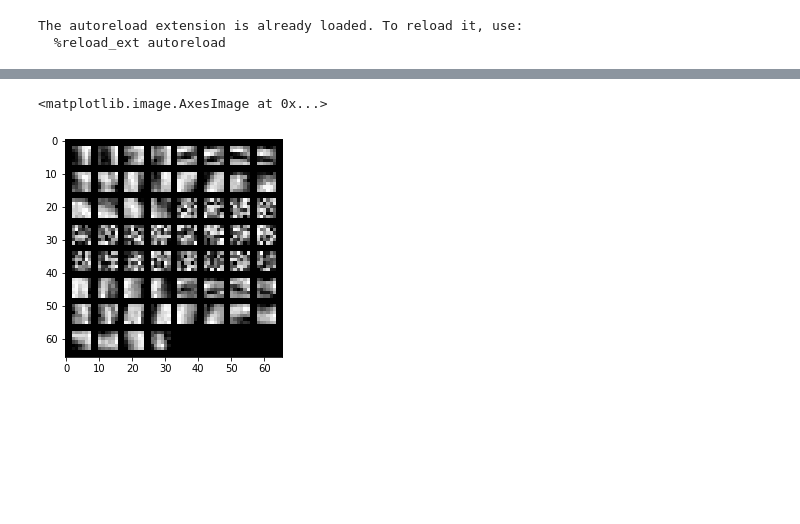
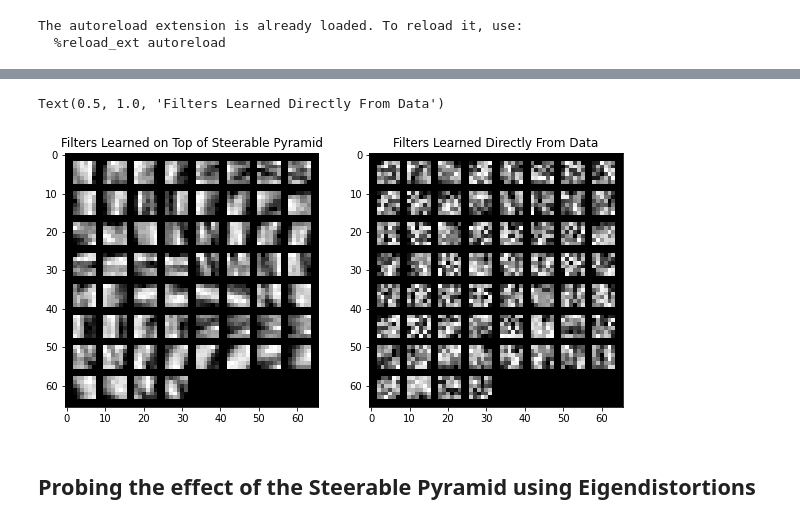
Before and after one commit to plenoptic-org/plenoptic, a Jupyter notebook: examples/Demo_Steerable_Pyramid.ipynb, the cells around one changed output, grey strips where cells are left out. Drawn from its saved outputs; the diff is of its cells as text; code cells hidden in the pictures; blank space fills up the shorter version.

Commit message:
first draft of demo w/ classification + eigendists

```diff
--- a/examples/Demo_Steerable_Pyramid.ipynb
+++ b/examples/Demo_Steerable_Pyramid.ipynb
@@ -120,0 +141,25 @@ Text(0, 0.5, 'Cross Entropy Los')
+# %%
+# Training
+model_no_pyr = ConvFull([28, 28], order=4, scales=2, kernel_size=6, output_dim=60)
+loader = torch.utils.data.DataLoader(train_set, batch_size = 50)
+optimizer = torch.optim.Adam(model_no_pyr.parameters(), lr=1e-3)
+
+
+epoch = 2
+losses = []
+for e in range(epoch):
+    for batch in loader:
+        images = batch[0]
+        labels = batch[1]
+        preds = model_no_pyr(images)
+        loss = F.cross_entropy(preds, labels)
+
+        optimizer.zero_grad()
+        loss.backward()
+        optimizer.step()
+
+        losses.append(loss.item())
+
+plt.plot(losses)
+plt.xlabel('Iteration')
+plt.ylabel('Cross Entropy Loss')
@@ -121,10 +169,22 @@ Text(0, 0.5, 'Cross Entropy Los')
 # %%
 # Feature Visualization
-conv_weights = model.conv.weight.detach().view(-1, 1, 6, 6)
+conv_weights = model_pyr.conv.weight.detach().view(-1, 1, 6, 6)
 conv_weights = make_grid(conv_weights, normalize=True, scale_each=True)
 conv_weights = conv_weights.numpy()
-conv_weights = np.transpose(conv_weights, (1, 2, 0))
-plt.imshow(conv_weights, cmap='gray')
+conv_weights_pyr = np.transpose(conv_weights, (1, 2, 0))
+
+conv_weights = model_no_pyr.conv.weight.detach().view(-1, 1, 6, 6)
+conv_weights = make_grid(conv_weights, normalize=True, scale_each=True)
+conv_weights = conv_weights.numpy()
+conv_weights_no_pyr = np.transpose(conv_weights, (1, 2, 0))
+
+fig, axs = plt.subplots(1, 2, figsize=(10, 5))
+axs[0].imshow(conv_weights_pyr, cmap='gray')
+axs[0].set_title('Filters Learned on Top of Steerable Pyramid')
+axs[1].imshow(conv_weights_no_pyr, cmap='gray')
+axs[1].set_title('Filters Learned Directly From Data')
 # %% [output]
-<matplotlib.image.AxesImage at 0x...>
+Text(0.5, 1.0, 'Filters Learned Directly From Data')
-[figure, old version]
+[figure, new version]
+# %% [markdown]
+## Probing the effect of the Steerable Pyramid using Eigendistortions
```
Also changed, not shown: parts of 11 cells of this notebook, 1 other file.
